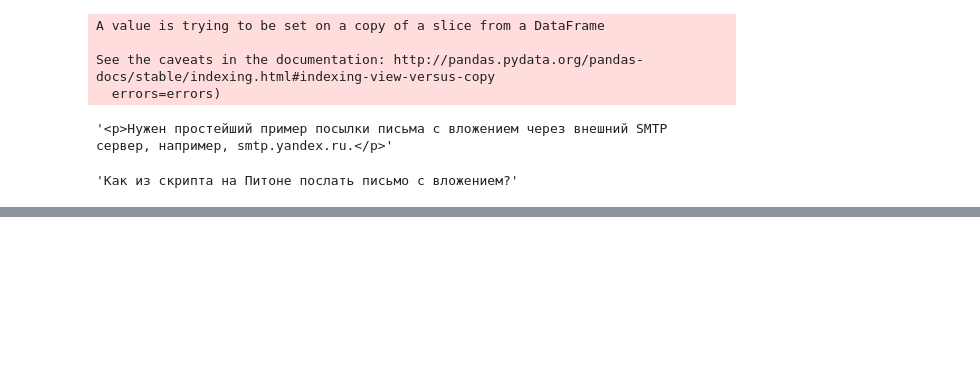
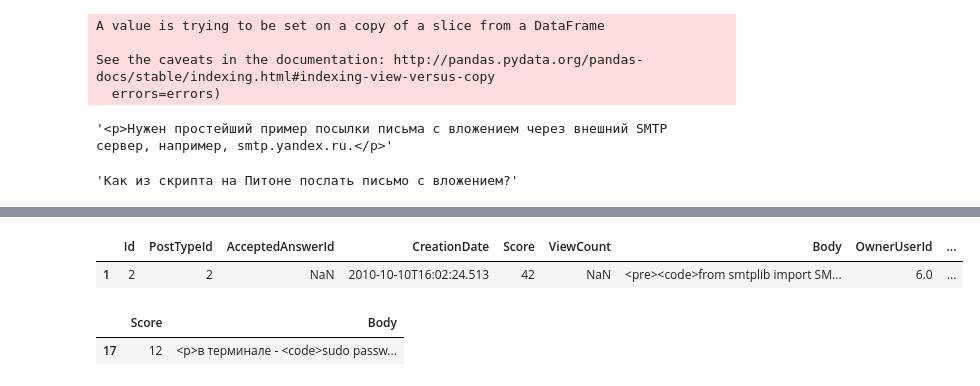
Before and after one commit to maki198906/Diplom, a Jupyter notebook: brief analysis.ipynb, the cells around one changed output, grey strips where cells are left out. Drawn from its saved outputs; the diff is of its cells as text; code cells hidden in the pictures; blank space fills up the shorter version.

```diff
--- a/brief analysis.ipynb
+++ b/brief analysis.ipynb
@@ -592,0 +616,10 @@ df_post_q.Title[0]
+# %%
+df_post_a.head(1)
+# %% [output]
+|  | Id | PostTypeId | AcceptedAnswerId | CreationDate | Score | ViewCount | Body | OwnerUserId | ... |
+| 1 | 2 | 2 | NaN | 2010-10-10T16:02:24.513 | 42 | NaN | <pre><code>from smtplib import SM... | 6.0 | ... |
+# %%
+df_post_a[df_post_a.Id == 18][['Score','Body']]
+# %% [output]
+|  | Score | Body |
+| 17 | 12 | <p>в терминале - <code>sudo passw... |
```
Also changed, not shown: parts of 16 cells of this notebook.
